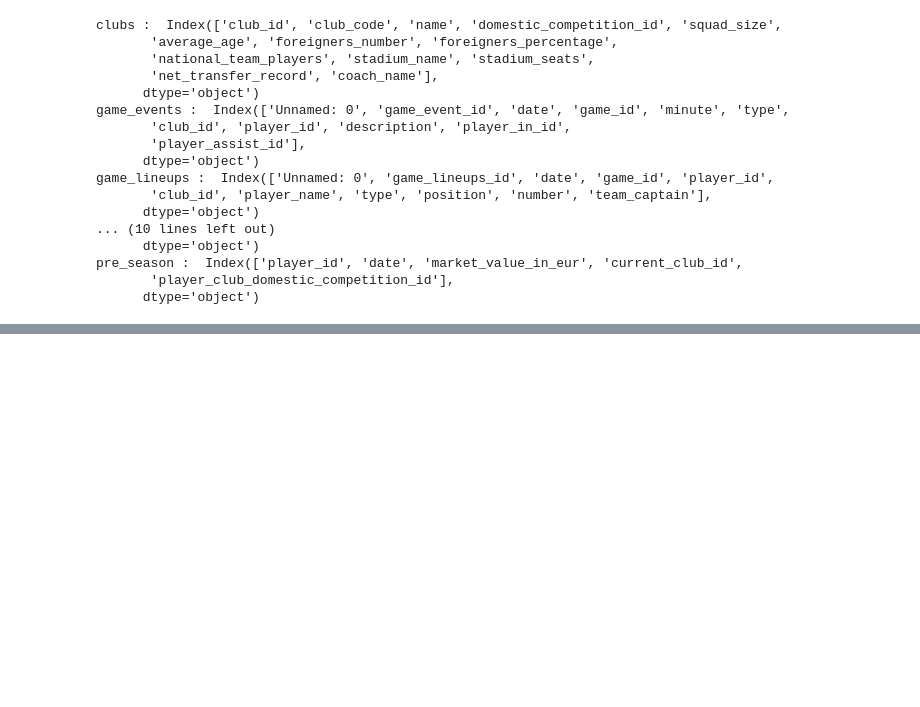
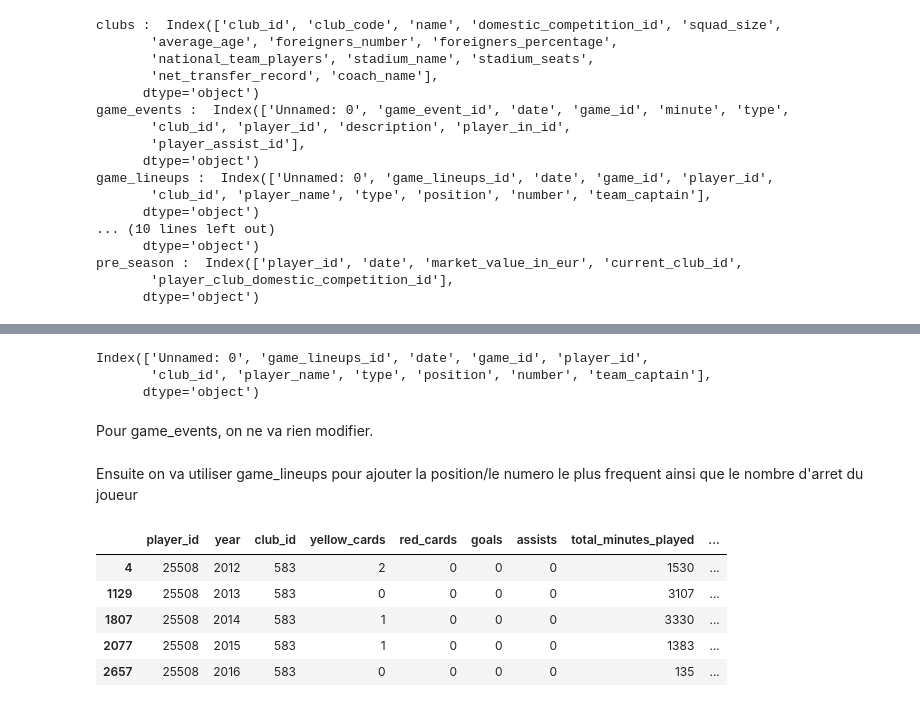
Before and after one commit to Onizaro/ligue1_predictions, a Jupyter notebook: notebook_final.ipynb, the cells around one changed output, grey strips where cells are left out. Saved outputs shown, nothing was run; the diff lists cells and outputs as text; code cells hidden in the pictures; blank space fills up the shorter version.

```diff
--- a/notebook_final.ipynb
+++ b/notebook_final.ipynb
@@ -123,0 +255,38 @@ player_stats
+# %%
+aggregated_player_appearance.columns
+game_lineups.columns
+# %% [output]
+Index(['Unnamed: 0', 'game_lineups_id', 'date', 'game_id', 'player_id',
+       'club_id', 'player_name', 'type', 'position', 'number', 'team_captain'],
+      dtype='object')
+# %% [markdown]
+Pour game_events, on ne va rien modifier.
+# %% [markdown]
+Ensuite on va utiliser game_lineups pour ajouter la position/le numero le plus frequent ainsi que le nombre d'arret du joueur
+# %%
+def add_player_position(game_lineups_df, aggregated_player_appearance_df):
+    # Grouper le DataFrame game_lineups par player_id et obtenir la position la plus fréquente
+    most_frequent_position = game_lineups_df.groupby('player_id')['position'].agg(lambda x: x.mode()[0]).reset_index()
+
+    # Fusionner les positions les plus fréquentes avec aggregated_player_appearance_df
+    aggregated_player_appearance_df = pd.merge(aggregated_player_appearance_df, most_frequent_position, on='player_id', how='left')
+    most_frequent_number = game_lineups_df.groupby('player_id')['number'].agg(lambda x: x.mode()[0]).reset_index()
+
+    # Fusionner les numéros de joueur les plus fréquents avec aggregated_player_appearance_df
+    aggregated_player_appearance_df = pd.merge(aggregated_player_appearance_df, most_frequent_number, on='player_id', how='left')
+
+    return aggregated_player_appearance_df
+
+# Exemple d'utilisation
+# Supposons que game_lineups et aggregated_player_appearance soient déjà chargés comme DataFrames
+# game_lineups = pd.read_csv('path_to_your_csv_file.csv')
+# aggregated_player_appearance = pd.read_csv('path_to_your_csv_file.csv')
+aggregated_player_appearance = add_player_position(game_lineups, aggregated_player_appearance)
+aggregated_player_appearance[aggregated_player_appearance["player_id"]==25508]
+# %% [output]
+|  | player_id | year | club_id | yellow_cards | red_cards | goals | assists | total_minutes_played | ... |
+| 4 | 25508 | 2012 | 583 | 2 | 0 | 0 | 0 | 1530 | ... |
+| 1129 | 25508 | 2013 | 583 | 0 | 0 | 0 | 0 | 3107 | ... |
+| 1807 | 25508 | 2014 | 583 | 1 | 0 | 0 | 0 | 3330 | ... |
+| 2077 | 25508 | 2015 | 583 | 1 | 0 | 0 | 0 | 1383 | ... |
+| 2657 | 25508 | 2016 | 583 | 0 | 0 | 0 | 0 | 135 | ... |
```
Also changed, not shown: parts of 7 cells of this notebook.
